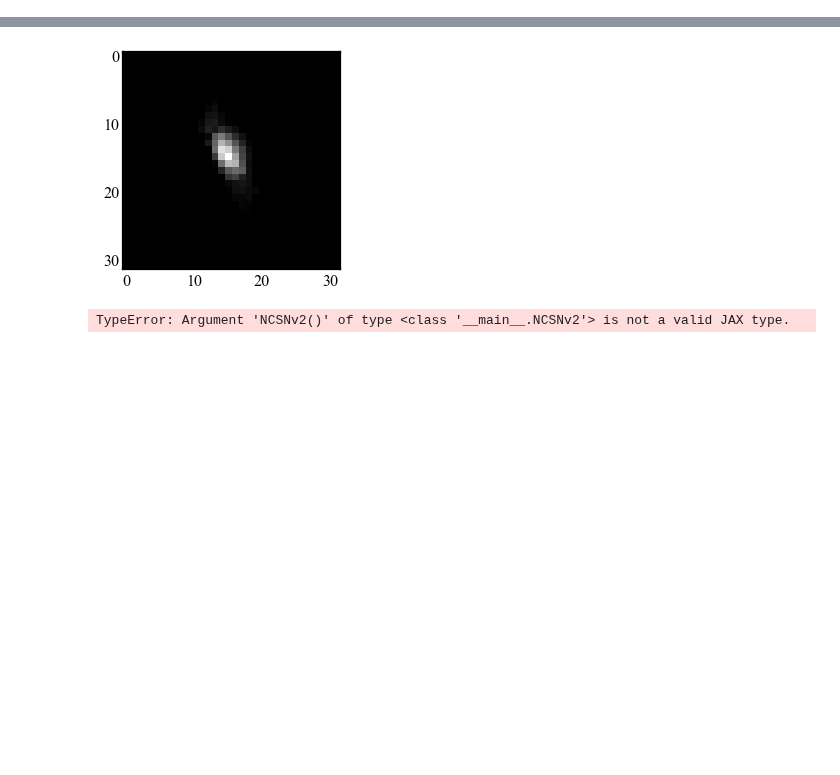
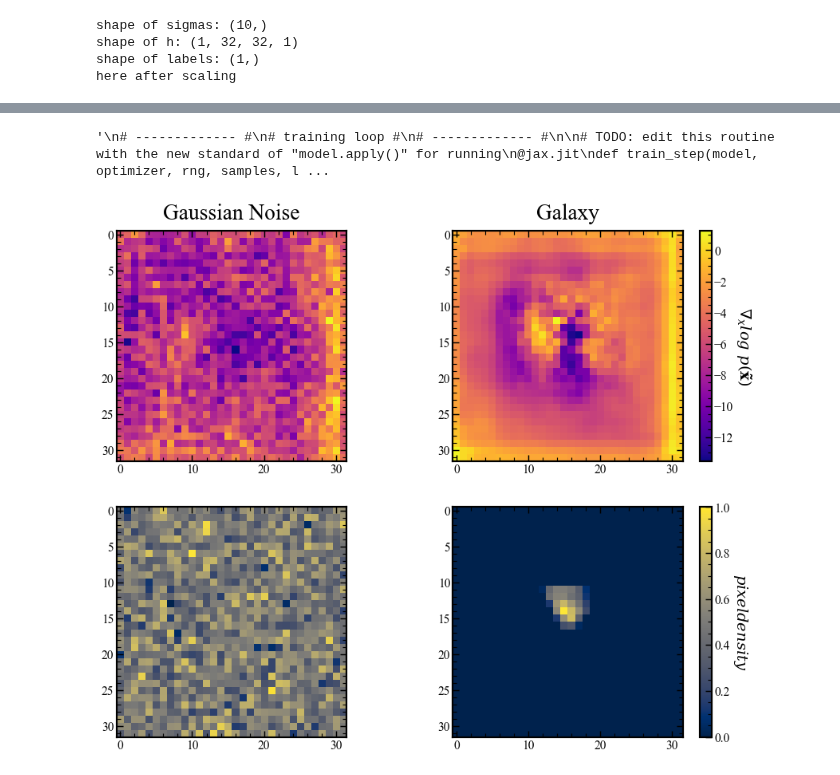
Before and after one commit to SampsonML/score_network_jax, a Jupyter notebook: diffusion_jax_HSC.ipynb, the cells around one changed output, grey strips where cells are left out. Saved outputs shown, nothing was run; the diff lists cells and outputs as text; code cells hidden in the pictures; blank space fills up the shorter version.

```diff
--- a/diffusion_jax_HSC.ipynb
+++ b/diffusion_jax_HSC.ipynb
@@ -427,8 +433,20 @@ class NCSNv2(nn.Module):
 """
 The loss function for a noise dependent score model from Song+2020
 """
-def anneal_dsm_score_estimation(model, samples, labels, sigmas, key, anneal_power=2.):
-    sigmas = sigmas[..., None]
+def anneal_dsm_score_estimation(model, samples, labels, sigmas, key, variables, anneal_power=2.):
+    """
+    Loss function for annealed score estimation
+    -------------------------------------------
+    Inputs: model - the score neural network
+            samples - the samples from the data distribution
+            labels - the noise scale labels
+            sigmas - the noise scales
+            key - the jax random key
+            variables - the model parameters
+
+    Output: the loss value
+    """
+    model.apply(variables, samples[key], labels, mutable=False)
     noise = jax.random.normal(key, samples.shape)
     perturbed_samples = samples + noise * sigmas
     target = -noise / sigmas
@@ -459,6 +477,8 @@ dataset = np.array( data_padded_31 )
 
 # convert dataset to jax array
 data_jax = jnp.array(dataset)
+# expand dimensions for channel dim
+data_jax = jax.numpy.expand_dims(data_jax, axis=-1)
 
 # define noise levels
 sigma_begin = 1
@@ -483,13 +503,57 @@ model = NCSNv2()
 variables = model.init({'params': params_rng}, fake_input, fake_label)
 # Variables is a `flax.FrozenDict`. It is immutable and respects functional programming
 init_model_state, initial_params = variables.pop('params')
+
+# TODO: convert to optax - ie updated version for latest jax
+# https://flax.readthedocs.io/en/latest/advanced_topics/optax_update_guide.html
 optimizer = flax.optim.Adam(learning_rate=lr,
                             beta1 = 0.9,
                             eps = 1e-8).create(initial_params)  # create optimizer
 
+
+key_seq = jax.random.PRNGKey(0)
+labels = jax.random.randint(key_seq, (len(data_jax[key_seq]),), minval=0, maxval=len(sigmas), dtype=jnp.int32)
+# parse variables
+test = model.apply(variables, data_jax[key_seq], labels, mutable=False)
+
+# ------------------------ #
+# testing score estimation #
+# ------------------------ #
+gaussian_noise = jax.random.normal(rng, shape=data_jax[key_seq].shape)
+#gaussian_noise = data_jax[key_seq]
+scores = model.apply(variables, gaussian_noise, labels)
+scores2 = model.apply(variables, data_jax[key_seq], labels)
+fig , ax = plt.subplots(2,2,figsize=(16, 12), facecolor='white',dpi = 70)
+plt.subplots_adjust(wspace=0.01)
+plt.subplot(2,2,1)
+plt.imshow(scores[0], cmap='plasma')
+#plt.colorbar()
+plt.title('Gaussian Noise',fontsize=28,pad=15)
+plt.subplot(2,2,2)
+plt.imshow(scores2[0], cmap='plasma')
+cbar = plt.colorbar()
+cbar.set_label(r'$\nabla_x log \ p(\mathbf{\tilde{x}})$', rotation=270, fontsize = 20,labelpad= 25)
+plt.title('Galaxy',fontsize=28,pad=15)
+plt.ylabel('data')
+
+plt.subplot(2,2,3)
+plt.imshow(gaussian_noise[0], cmap='cividis')
+#plt.colorbar()
+#plt.title('Gaussian Noise',fontsize=28,pad=15)
+plt.subplot(2,2,4)
+plt.imshow(data_jax[key_seq][0], cmap='cividis')
+cbar = plt.colorbar()
+cbar.set_label(r'pixel density', rotation=270, fontsize = 20,labelpad= 25)
+#plt.title('Galaxy',fontsize=28,pad=15)
+# ----------------------------------- #
+
+
+"""
 # ------------- #
 # training loop #
 # ------------- #
+
+# TODO: edit this routine with the new standard of "model.apply()" for running
 @jax.jit
 def train_step(model, optimizer, rng, samples, labels, sigmas):
     rng   = jax.random.PRNGKey(rng) # random number random seed
@@ -500,8 +564,6 @@ def train_step(model, optimizer, rng, samples, labels, sigmas):
 key_seq = jax.random.PRNGKey(0)
 for t in tqdm(range(steps + 1)):
 
-    #idx = np.random.randint(0, len(dataset))
-    #labels = np.random.randint(0, len(sigmas), size=len(dataset[idx])) # size for 32 by 32
     idx = jax.random.randint(key_seq, (1,), minval=0, maxval=len(data_jax), dtype=jnp.int32)
     labels = jax.random.randint(key_seq, (len(data_jax[idx]),), minval=0, maxval=len(sigmas), dtype=jnp.int32)
     model, optimizer, key_seq = train_step(model, optimizer,
@@ -513,4 +575,9 @@ for t in tqdm(range(steps + 1)):
 # -------------------- #
 # end of training loop #
 # -------------------- #
+"""
 # %% [output]
+shape of sigmas: (10,)
+shape of h: (1, 32, 32, 1)
+shape of labels: (1,)
+here after scaling
@@ -517,5 +596,5 @@ for t in tqdm(range(steps + 1)):
+'\n# ------------- #\n# training loop #\n# ------------- #\n\n# TODO: edit this routine with the new standard of "model.apply()" for running\n@jax.jit\ndef train_step(model, optimizer, rng, samples, l ...
-[figure, old version]
+[figure, new version]
-TypeError: Argument 'NCSNv2()' of type <class '__main__.NCSNv2'> is not a valid JAX type.
 # %%
 # ------------------------ #
 # testing score estimation #
```
Also changed, not shown: parts of 3 cells of this notebook, 1 other file.
